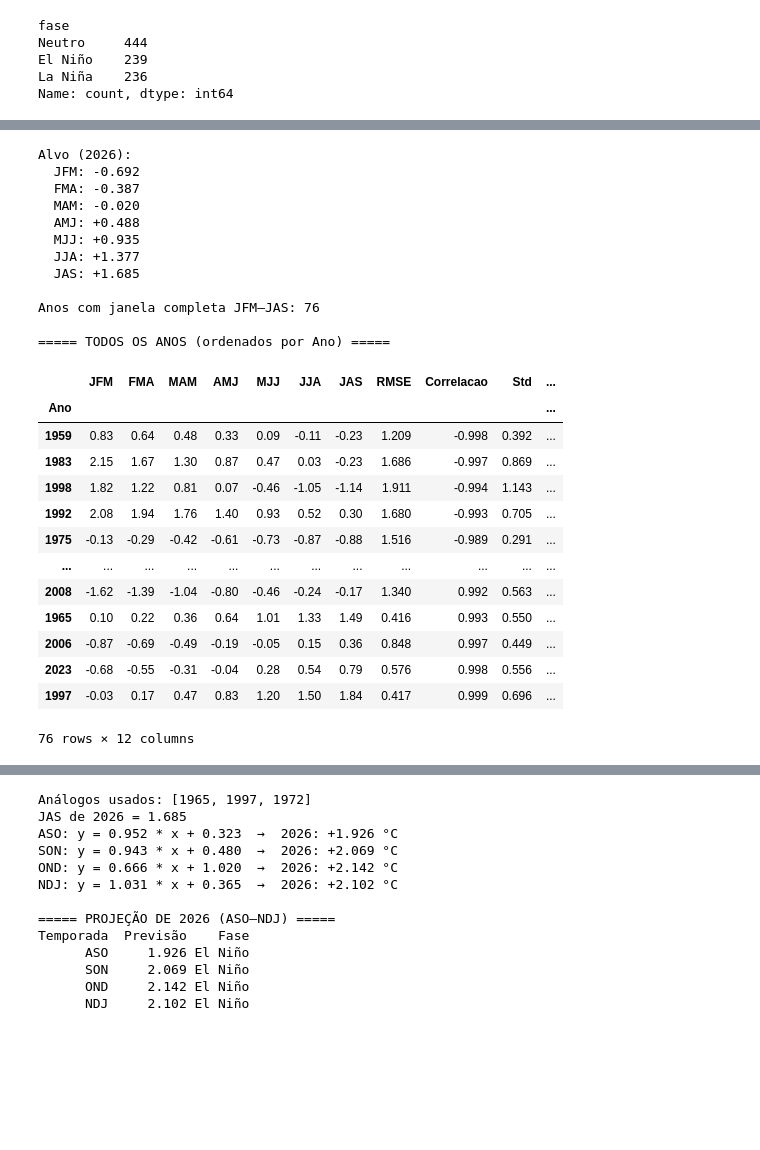
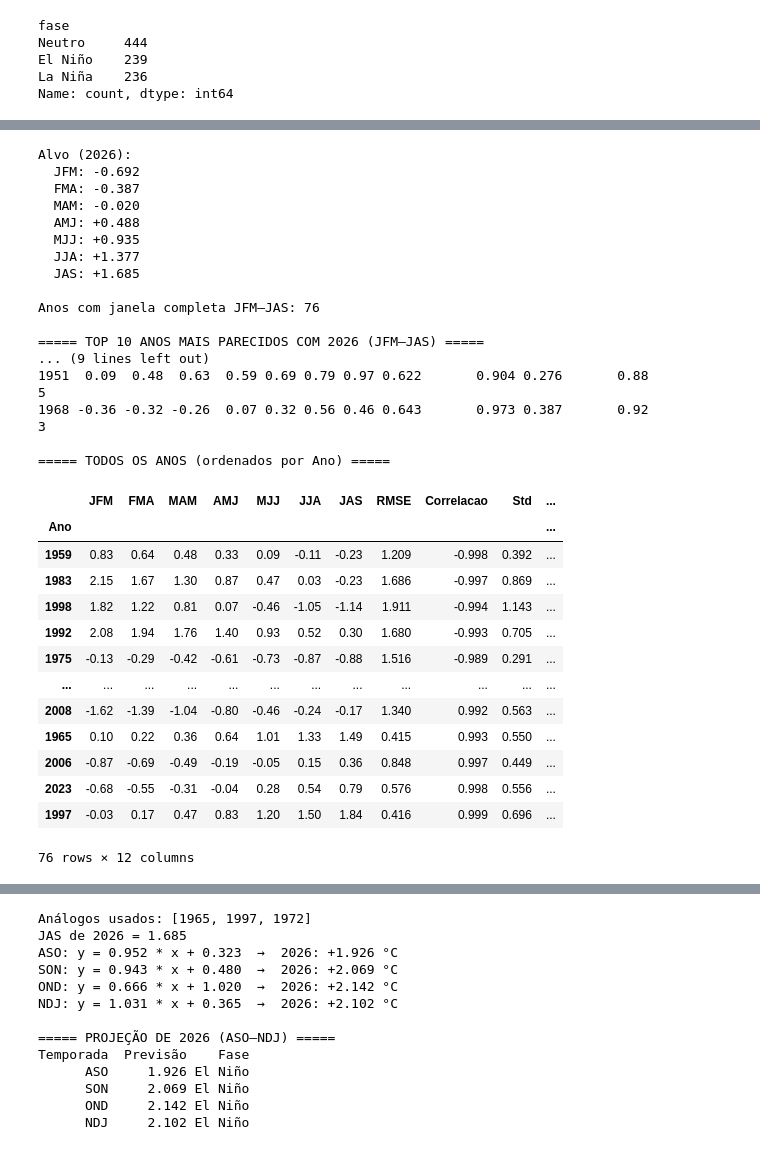
Before and after one commit to anselmojsantos/analiseP4Nooa, a Jupyter notebook: Notebookes/nooa.ipynb, the cells around one changed output, grey strips where cells are left out. Cells and saved outputs as stored; diff of their text form; code cells hidden in the pictures; blank space fills up the shorter version.

Commit message:
Revert "Atualização do Noaa"
This reverts commit 987946652f5b1058b5f9224712eb45afc5b0110a.

```diff
--- a/Notebookes/nooa.ipynb
+++ b/Notebookes/nooa.ipynb
@@ -354,7 +309,7 @@ definição operacional da NOAA para o índice ONI (Oceanic Niño Index):
 df["observation_date"] = pd.to_datetime(df["observation_date"])
 
 # 1) Anomalia mensal do Niño 3.4
-media_mensal = (
+mensal = (
     df.groupby(
         pd.Grouper(key="observation_date", freq="MS")
     )[["nino34"]]
@@ -362,8 +317,8 @@ media_mensal = (
 )
 
 # 2) RONI/3.4 = média móvel de 3 meses
-media_mensal["RONI"] = (
-    media_mensal["nino34"]
+mensal["RONI"] = (
+    mensal["nino34"]
     .rolling(window=3, min_periods=3)
     .mean()
 )
@@ -382,7 +337,7 @@ temporadas = {
     12: "OND"
 }
 
-media_mensal["Temporada"] = media_mensal.index.month.map(temporadas)
+mensal["Temporada"] = mensal.index.month.map(temporadas)
 
 # 4) Classificação da fase
 def classificar(valor):
@@ -395,17 +350,16 @@ def classificar(valor):
     else:
         return "Neutro"
 
-media_mensal["Fase"] = media_mensal["RONI"].apply(classificar)
+mensal["Fase"] = mensal["RONI"].apply(classificar)
 
 # 5) DataFrame final da Etapa 1
 df_roni = (
-    media_mensal
+    mensal
     .dropna(subset=["RONI"])
     [["Temporada", "RONI", "Fase"]]
     .rename(columns={"RONI": "RONI/3.4"})
     .copy()
 )
-df_roni["RONI/3.4"] = df_roni["RONI/3.4"].round(3)
 
 # ============================================================
 # RESULTADO
@@ -418,10 +372,9 @@ print(
     .round({"RONI/3.4": 2})
     .to_string(index=False)
 )
-df_roni["Status"] = "Observado"
 
 df_roni.to_csv(
-    "C:/TI/Projetos Univesp/Projeto - 4/docs/csv/noaa/df_media_movel_34.csv",
+    "C:/TI/Projetos Univesp/Projeto - 4/docs/media_movel_34.csv",
     sep=";",
     encoding="utf-8-sig",
     decimal=",",
@@ -436,9 +389,6 @@ ult_temp = df_roni.iloc[-1]
 print(f"> Última temporada: {ult_temp['Temporada']}")
 print(f"> Último RONI/3.4: {ult_temp['RONI/3.4']:+.3f} °C")
 print(f"> Fase: {ult_temp['Fase']}")
-
-
-df_roni.style.format({"RONI/3.4": "{:.3f}"}, decimal=",")
 # %% [output]
 ===== ETAPA 1 — RONI/3.4 (NOAA) =====
 Temporada  RONI/3.4    Fase
@@ -794,56 +727,45 @@ df_rank = (
     .reset_index(drop=True)
 )
 
-
-df_roni.to_csv(
-    "C:/TI/Projetos Univesp/Projeto - 4/docs/csv/noaa/df_rank.csv",
-    sep=";",
-    encoding="utf-8-sig",
-    decimal=",",
-    float_format="%.3f",
-    index=False
-)
-
-df_rank.to_sql(
-    "df_rank",
-    con=engine_local,
-    schema="public",
-    if_exists="append",
-    index=False,
-)
-
 # ============================================================
 # 4. Visualização
 # ============================================================
+print("\n===== TOP 10 ANOS MAIS PARECIDOS COM 2026 (JFM–JAS) =====")
+print(df_rank.head(10).to_string(index=False))
 
 print("\n===== TODOS OS ANOS (ordenados por Ano) =====")
 df_rank.sort_values("Correlacao").set_index("Ano")
 # %% [output]
 Alvo (2026):
   JFM: -0.692
   FMA: -0.387
   MAM: -0.020
   AMJ: +0.488
   MJJ: +0.935
   JJA: +1.377
   JAS: +1.685
 
 Anos com janela completa JFM–JAS: 76
 
+===== TOP 10 ANOS MAIS PARECIDOS COM 2026 (JFM–JAS) =====
+... (9 lines left out)
+1951  0.09  0.48  0.63  0.59 0.69 0.79 0.97 0.622       0.904 0.276       0.88                5
+1968 -0.36 -0.32 -0.26  0.07 0.32 0.56 0.46 0.643       0.973 0.387       0.92                3
+
 ===== TODOS OS ANOS (ordenados por Ano) =====
 |  | JFM | FMA | MAM | AMJ | MJJ | JJA | JAS | RMSE | Correlacao | Std | ... |
 | Ano |  |  |  |  |  |  |  |  |  |  | ... |
 | 1959 | 0.83 | 0.64 | 0.48 | 0.33 | 0.09 | -0.11 | -0.23 | 1.209 | -0.998 | 0.392 | ... |
 | 1983 | 2.15 | 1.67 | 1.30 | 0.87 | 0.47 | 0.03 | -0.23 | 1.686 | -0.997 | 0.869 | ... |
 | 1998 | 1.82 | 1.22 | 0.81 | 0.07 | -0.46 | -1.05 | -1.14 | 1.911 | -0.994 | 1.143 | ... |
 | 1992 | 2.08 | 1.94 | 1.76 | 1.40 | 0.93 | 0.52 | 0.30 | 1.680 | -0.993 | 0.705 | ... |
 | 1975 | -0.13 | -0.29 | -0.42 | -0.61 | -0.73 | -0.87 | -0.88 | 1.516 | -0.989 | 0.291 | ... |
 | ... | ... | ... | ... | ... | ... | ... | ... | ... | ... | ... | ... |
 | 2008 | -1.62 | -1.39 | -1.04 | -0.80 | -0.46 | -0.24 | -0.17 | 1.340 | 0.992 | 0.563 | ... |
-| 1965 | 0.10 | 0.22 | 0.36 | 0.64 | 1.01 | 1.33 | 1.49 | 0.416 | 0.993 | 0.550 | ... |
+| 1965 | 0.10 | 0.22 | 0.36 | 0.64 | 1.01 | 1.33 | 1.49 | 0.415 | 0.993 | 0.550 | ... |
 | 2006 | -0.87 | -0.69 | -0.49 | -0.19 | -0.05 | 0.15 | 0.36 | 0.848 | 0.997 | 0.449 | ... |
 | 2023 | -0.68 | -0.55 | -0.31 | -0.04 | 0.28 | 0.54 | 0.79 | 0.576 | 0.998 | 0.556 | ... |
-| 1997 | -0.03 | 0.17 | 0.47 | 0.83 | 1.20 | 1.50 | 1.84 | 0.417 | 0.999 | 0.696 | ... |
+| 1997 | -0.03 | 0.17 | 0.47 | 0.83 | 1.20 | 1.50 | 1.84 | 0.416 | 0.999 | 0.696 | ... |
 76 rows × 12 columns
 # %%
 # 19 Seleção final de anos análogos
```
Also changed, not shown: parts of 22 cells of this notebook, 53 other files.
